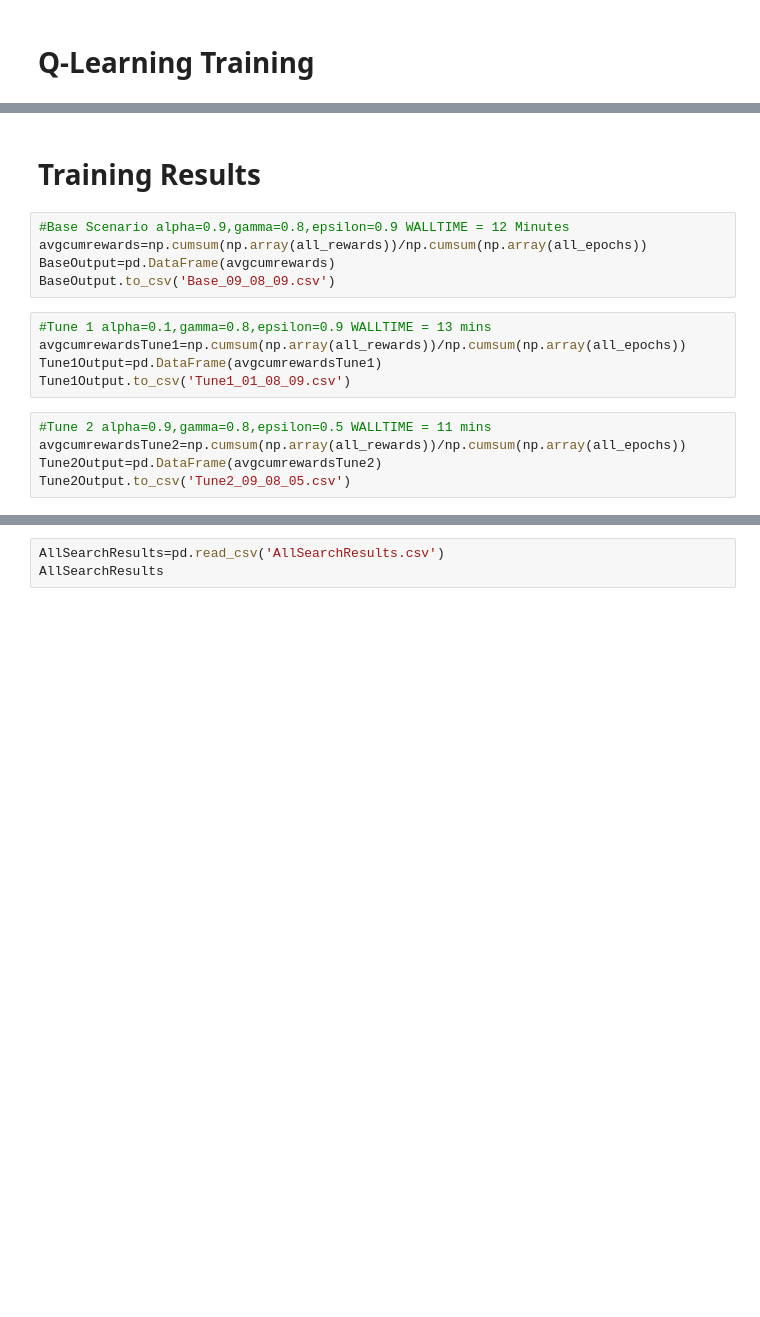
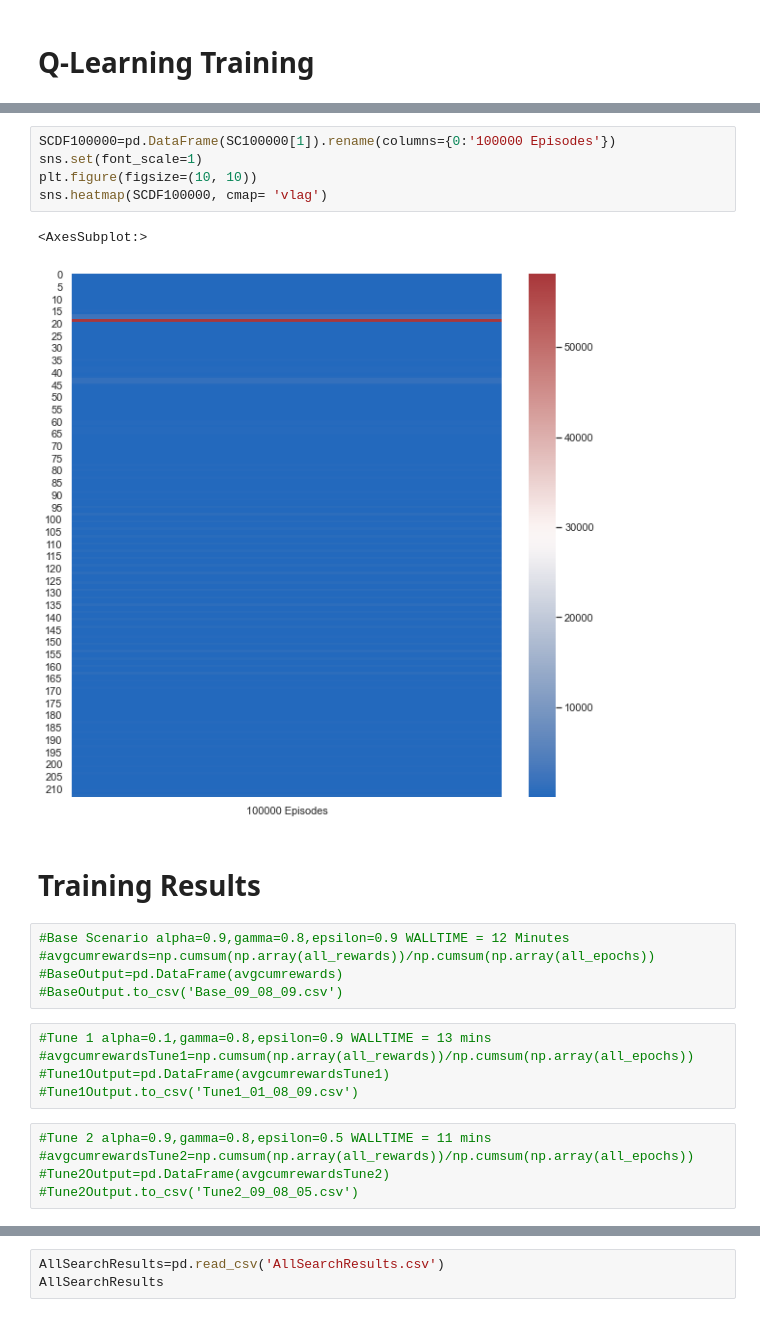
Before and after one commit to bernardosaab/INM707-Deep-Learning, a Jupyter notebook: INM7Coursework.ipynb, the cells around one changed output, grey strips where cells are left out. Drawn from its saved outputs; the diff is of its cells as text; blank space fills up the shorter version.

```diff
--- a/INM7Coursework.ipynb
+++ b/INM7Coursework.ipynb
@@ -629,19 +643,27 @@ Wall time: 5min 38s
+# %%
+SCDF100000=pd.DataFrame(SC100000[1]).rename(columns={0:'100000 Episodes'})
+sns.set(font_scale=1)
+plt.figure(figsize=(10, 10))
+sns.heatmap(SCDF100000, cmap= 'vlag')
+# %% [output]
+<AxesSubplot:>
+[figure, added]
 # %% [markdown]
 # Training Results
 # %%
 #Base Scenario alpha=0.9,gamma=0.8,epsilon=0.9 WALLTIME = 12 Minutes
-avgcumrewards=np.cumsum(np.array(all_rewards))/np.cumsum(np.array(all_epochs))
-BaseOutput=pd.DataFrame(avgcumrewards)
-BaseOutput.to_csv('Base_09_08_09.csv')
+#avgcumrewards=np.cumsum(np.array(all_rewards))/np.cumsum(np.array(all_epochs))
+#BaseOutput=pd.DataFrame(avgcumrewards)
+#BaseOutput.to_csv('Base_09_08_09.csv')
 # %%
 #Tune 1 alpha=0.1,gamma=0.8,epsilon=0.9 WALLTIME = 13 mins
-avgcumrewardsTune1=np.cumsum(np.array(all_rewards))/np.cumsum(np.array(all_epochs))
-Tune1Output=pd.DataFrame(avgcumrewardsTune1)
-Tune1Output.to_csv('Tune1_01_08_09.csv')
+#avgcumrewardsTune1=np.cumsum(np.array(all_rewards))/np.cumsum(np.array(all_epochs))
+#Tune1Output=pd.DataFrame(avgcumrewardsTune1)
+#Tune1Output.to_csv('Tune1_01_08_09.csv')
 # %%
 #Tune 2 alpha=0.9,gamma=0.8,epsilon=0.5 WALLTIME = 11 mins
-avgcumrewardsTune2=np.cumsum(np.array(all_rewards))/np.cumsum(np.array(all_epochs))
-Tune2Output=pd.DataFrame(avgcumrewardsTune2)
-Tune2Output.to_csv('Tune2_09_08_05.csv')
+#avgcumrewardsTune2=np.cumsum(np.array(all_rewards))/np.cumsum(np.array(all_epochs))
+#Tune2Output=pd.DataFrame(avgcumrewardsTune2)
+#Tune2Output.to_csv('Tune2_09_08_05.csv')
 # %%
 #Tune 3 alpha=0.9,gamma=0.5,epsilon=0.9 WALLTIME = 13 mins
```
Also changed, not shown: parts of 14 cells of this notebook, 1 other file.
